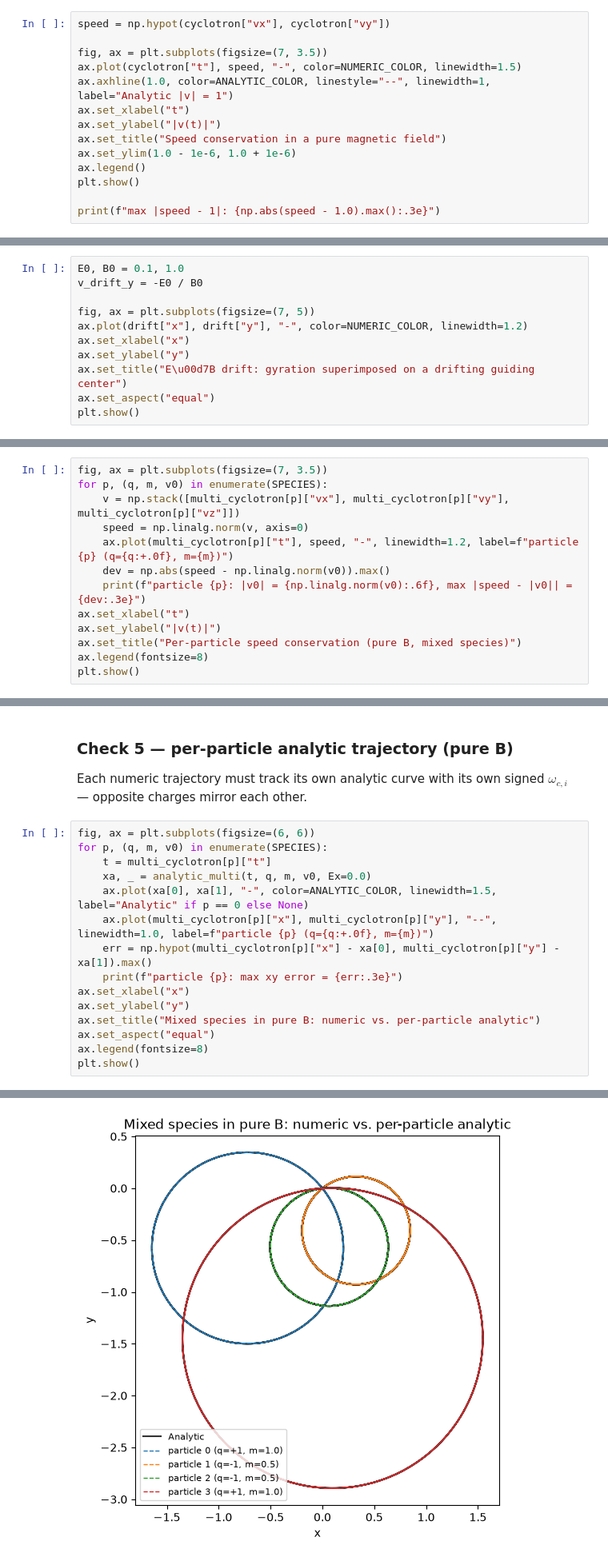
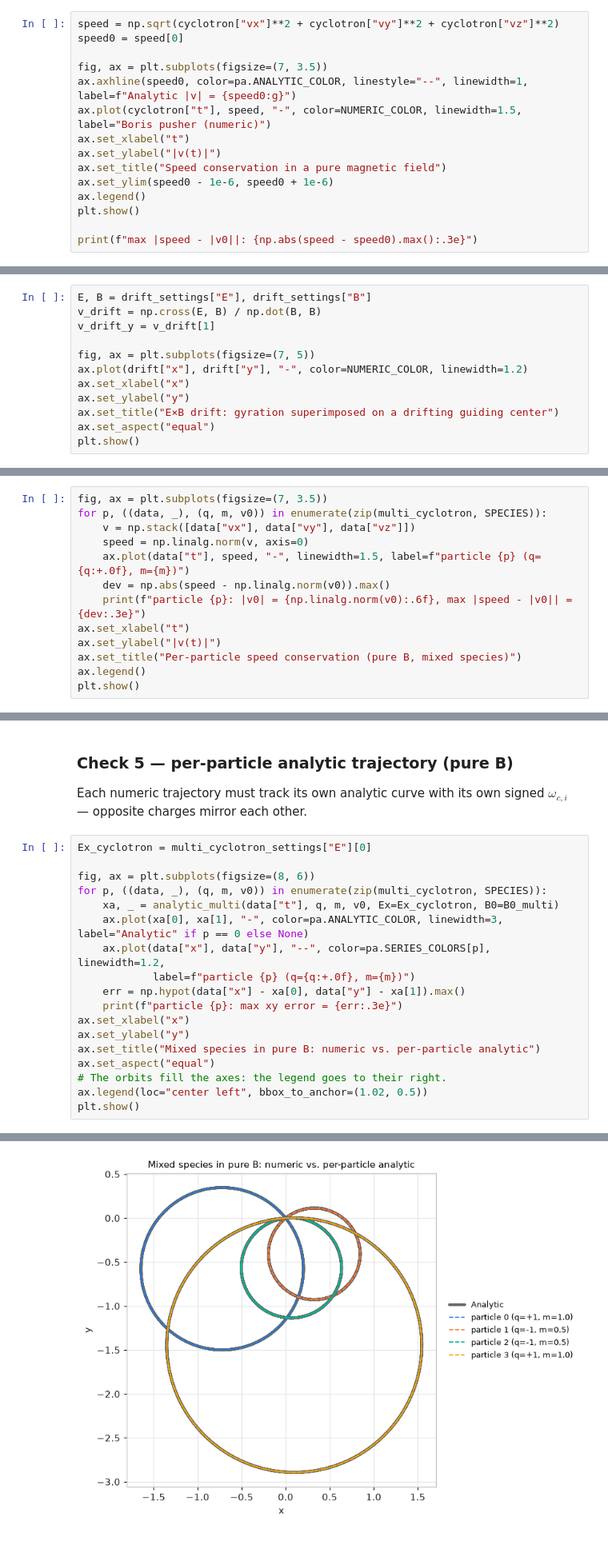
Before and after one commit to pabloreque/HPC, a Jupyter notebook: PIC/analysis_session_2.ipynb, the cells around one changed output, grey strips where cells are left out. Shown at 80% size. Cells and saved outputs as stored; diff of their text form.

```diff
--- a/PIC/analysis_session_2.ipynb
+++ b/PIC/analysis_session_2.ipynb
@@ -89,17 +102,18 @@ max position error over 3001 steps: 6.201e-05
 
 $|\vec v(t)|$ should be exactly $|\vec v(0)| = 1$ for every step, since the magnetic rotation never changes a vector's length.
 # %%
-speed = np.hypot(cyclotron["vx"], cyclotron["vy"])
+speed = np.sqrt(cyclotron["vx"]**2 + cyclotron["vy"]**2 + cyclotron["vz"]**2)
+speed0 = speed[0]
 
 fig, ax = plt.subplots(figsize=(7, 3.5))
-ax.plot(cyclotron["t"], speed, "-", color=NUMERIC_COLOR, linewidth=1.5)
-ax.axhline(1.0, color=ANALYTIC_COLOR, linestyle="--", linewidth=1, label="Analytic |v| = 1")
+ax.axhline(speed0, color=pa.ANALYTIC_COLOR, linestyle="--", linewidth=1, label=f"Analytic |v| = {speed0:g}")
+ax.plot(cyclotron["t"], speed, "-", color=NUMERIC_COLOR, linewidth=1.5, label="Boris pusher (numeric)")
 ax.set_xlabel("t")
 ax.set_ylabel("|v(t)|")
 ax.set_title("Speed conservation in a pure magnetic field")
-ax.set_ylim(1.0 - 1e-6, 1.0 + 1e-6)
+ax.set_ylim(speed0 - 1e-6, speed0 + 1e-6)
 ax.legend()
 plt.show()
 
-print(f"max |speed - 1|: {np.abs(speed - 1.0).max():.3e}")
+print(f"max |speed - |v0||: {np.abs(speed - speed0).max():.3e}")
 # %% [output]
@@ -110,14 +124,15 @@ max |speed - 1|: 1.443e-15
 
 $\vec E=(0.1,0,0)$, $\vec B=(0,0,1)$, so the guiding center should drift at $\vec v_d=(0,-0.1,0)$ while still gyrating with the same radius/frequency as before.
 # %%
-E0, B0 = 0.1, 1.0
-v_drift_y = -E0 / B0
+E, B = drift_settings["E"], drift_settings["B"]
+v_drift = np.cross(E, B) / np.dot(B, B)
+v_drift_y = v_drift[1]
 
 fig, ax = plt.subplots(figsize=(7, 5))
 ax.plot(drift["x"], drift["y"], "-", color=NUMERIC_COLOR, linewidth=1.2)
 ax.set_xlabel("x")
 ax.set_ylabel("y")
-ax.set_title("E\u00d7B drift: gyration superimposed on a drifting guiding center")
+ax.set_title("E×B drift: gyration superimposed on a drifting guiding center")
 ax.set_aspect("equal")
 plt.show()
 # %% [output]
@@ -185,16 +204,16 @@ particles: 4, steps: 6001
 Each of the four $|\vec v_i(t)|$ must stay flat at its own $|\vec v_{0,i}|$, whatever the species — the rotation step never changes a vector's length.
 # %%
 fig, ax = plt.subplots(figsize=(7, 3.5))
-for p, (q, m, v0) in enumerate(SPECIES):
-    v = np.stack([multi_cyclotron[p]["vx"], multi_cyclotron[p]["vy"], multi_cyclotron[p]["vz"]])
+for p, ((data, _), (q, m, v0)) in enumerate(zip(multi_cyclotron, SPECIES)):
+    v = np.stack([data["vx"], data["vy"], data["vz"]])
     speed = np.linalg.norm(v, axis=0)
-    ax.plot(multi_cyclotron[p]["t"], speed, "-", linewidth=1.2, label=f"particle {p} (q={q:+.0f}, m={m})")
+    ax.plot(data["t"], speed, "-", linewidth=1.5, label=f"particle {p} (q={q:+.0f}, m={m})")
     dev = np.abs(speed - np.linalg.norm(v0)).max()
     print(f"particle {p}: |v0| = {np.linalg.norm(v0):.6f}, max |speed - |v0|| = {dev:.3e}")
 ax.set_xlabel("t")
 ax.set_ylabel("|v(t)|")
 ax.set_title("Per-particle speed conservation (pure B, mixed species)")
-ax.legend(fontsize=8)
+ax.legend()
 plt.show()
 # %% [output]
 particle 0: |v0| = 0.930628, max |speed - |v0|| = 1.998e-15
@@ -207,26 +226,29 @@ particle 3: |v0| = 1.456267, max |speed - |v0|| = 5.329e-15
 
 Each numeric trajectory must track its own analytic curve with its own signed $\omega_{c,i}$ — opposite charges mirror each other.
 # %%
-fig, ax = plt.subplots(figsize=(6, 6))
-for p, (q, m, v0) in enumerate(SPECIES):
-    t = multi_cyclotron[p]["t"]
-    xa, _ = analytic_multi(t, q, m, v0, Ex=0.0)
-    ax.plot(xa[0], xa[1], "-", color=ANALYTIC_COLOR, linewidth=1.5, label="Analytic" if p == 0 else None)
-    ax.plot(multi_cyclotron[p]["x"], multi_cyclotron[p]["y"], "--", linewidth=1.0, label=f"particle {p} (q={q:+.0f}, m={m})")
-    err = np.hypot(multi_cyclotron[p]["x"] - xa[0], multi_cyclotron[p]["y"] - xa[1]).max()
+Ex_cyclotron = multi_cyclotron_settings["E"][0]
+
+fig, ax = plt.subplots(figsize=(8, 6))
+for p, ((data, _), (q, m, v0)) in enumerate(zip(multi_cyclotron, SPECIES)):
+    xa, _ = analytic_multi(data["t"], q, m, v0, Ex=Ex_cyclotron, B0=B0_multi)
+    ax.plot(xa[0], xa[1], "-", color=pa.ANALYTIC_COLOR, linewidth=3, label="Analytic" if p == 0 else None)
+    ax.plot(data["x"], data["y"], "--", color=pa.SERIES_COLORS[p], linewidth=1.2,
+            label=f"particle {p} (q={q:+.0f}, m={m})")
+    err = np.hypot(data["x"] - xa[0], data["y"] - xa[1]).max()
     print(f"particle {p}: max xy error = {err:.3e}")
 ax.set_xlabel("x")
 ax.set_ylabel("y")
 ax.set_title("Mixed species in pure B: numeric vs. per-particle analytic")
 ax.set_aspect("equal")
-ax.legend(fontsize=8)
+# The orbits fill the axes: the legend goes to their right.
+ax.legend(loc="center left", bbox_to_anchor=(1.02, 0.5))
 plt.show()
 # %% [output]
 particle 0: max xy error = 1.431e-05
 particle 1: max xy error = 6.461e-05
 particle 2: max xy error = 7.063e-05
 particle 3: max xy error = 2.245e-05
-[figure, old version]
+[figure, new version]
 # %% [markdown]
 ### Check 6 — per-particle motion with E×B drift
 
```
Also changed, not shown: parts of 10 cells of this notebook, 7 other files.
